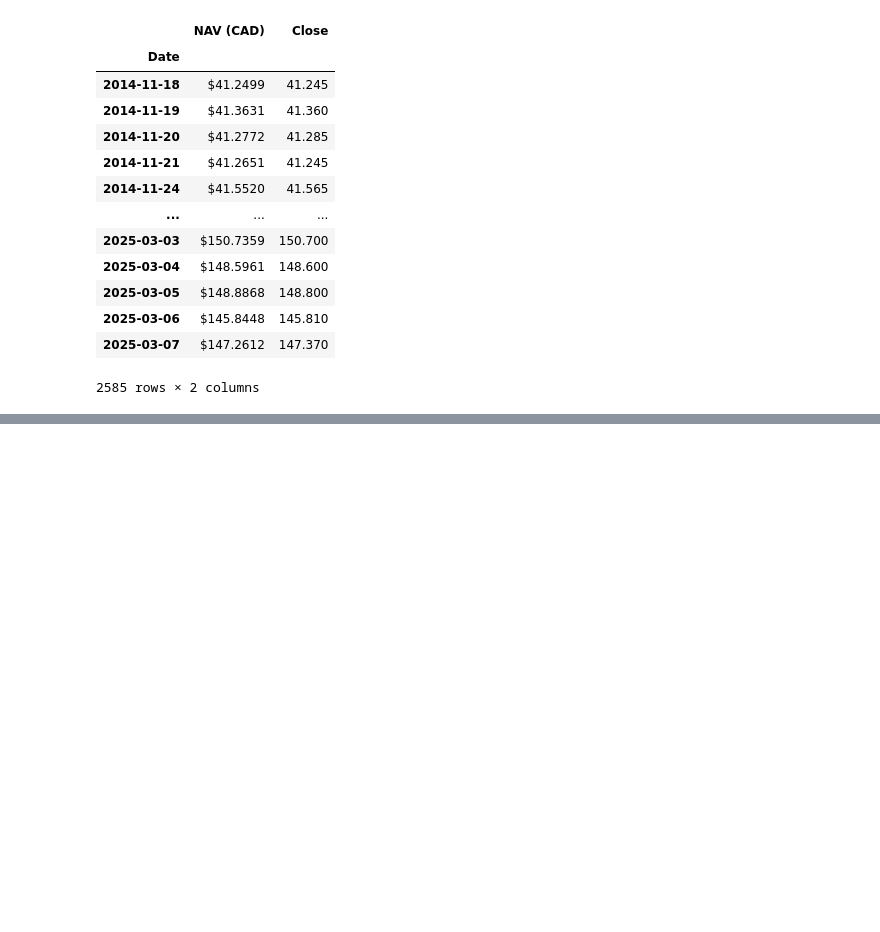
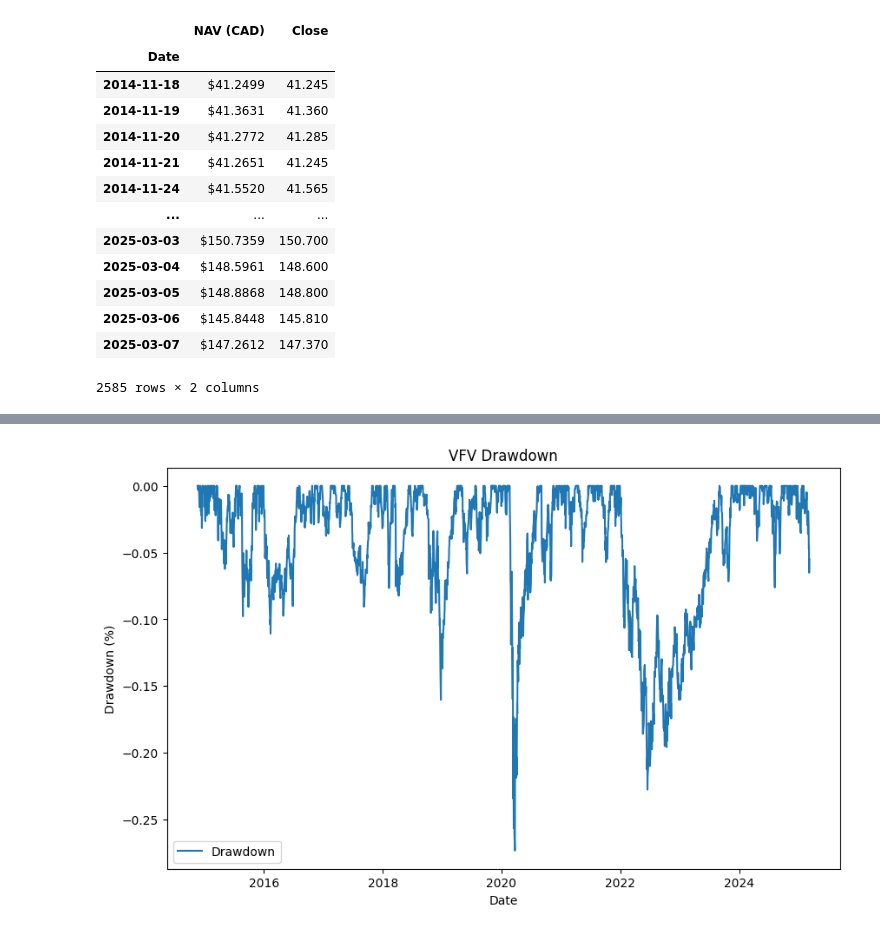
Before and after one commit to umeanougo/financial-portfolio-analysis, a Jupyter notebook: notebooks/volatility_risk_analysis.ipynb, the cells around one changed output, grey strips where cells are left out. Cells and saved outputs as stored; diff of their text form; code cells hidden in the pictures; blank space fills up the shorter version.

```diff
--- a/notebooks/volatility_risk_analysis.ipynb
+++ b/notebooks/volatility_risk_analysis.ipynb
@@ -32,0 +92,15 @@ vfv_data
+# %%
+# Drawdown Analysis
+cumulative_returns = (1 + vfv_data['Returns']).cumprod()
+rolling_max = cumulative_returns.cummax()
+drawdown = (cumulative_returns - rolling_max) / rolling_max
+
+plt.figure(figsize=(10,6))
+plt.plot(drawdown, label='Drawdown')
+plt.title('VFV Drawdown')
+plt.xlabel('Date')
+plt.ylabel('Drawdown (%)')
+plt.legend()
+plt.show()
+# %% [output]
+[figure, added]
```
Also changed, not shown: parts of 11 cells of this notebook, 3 other files.
